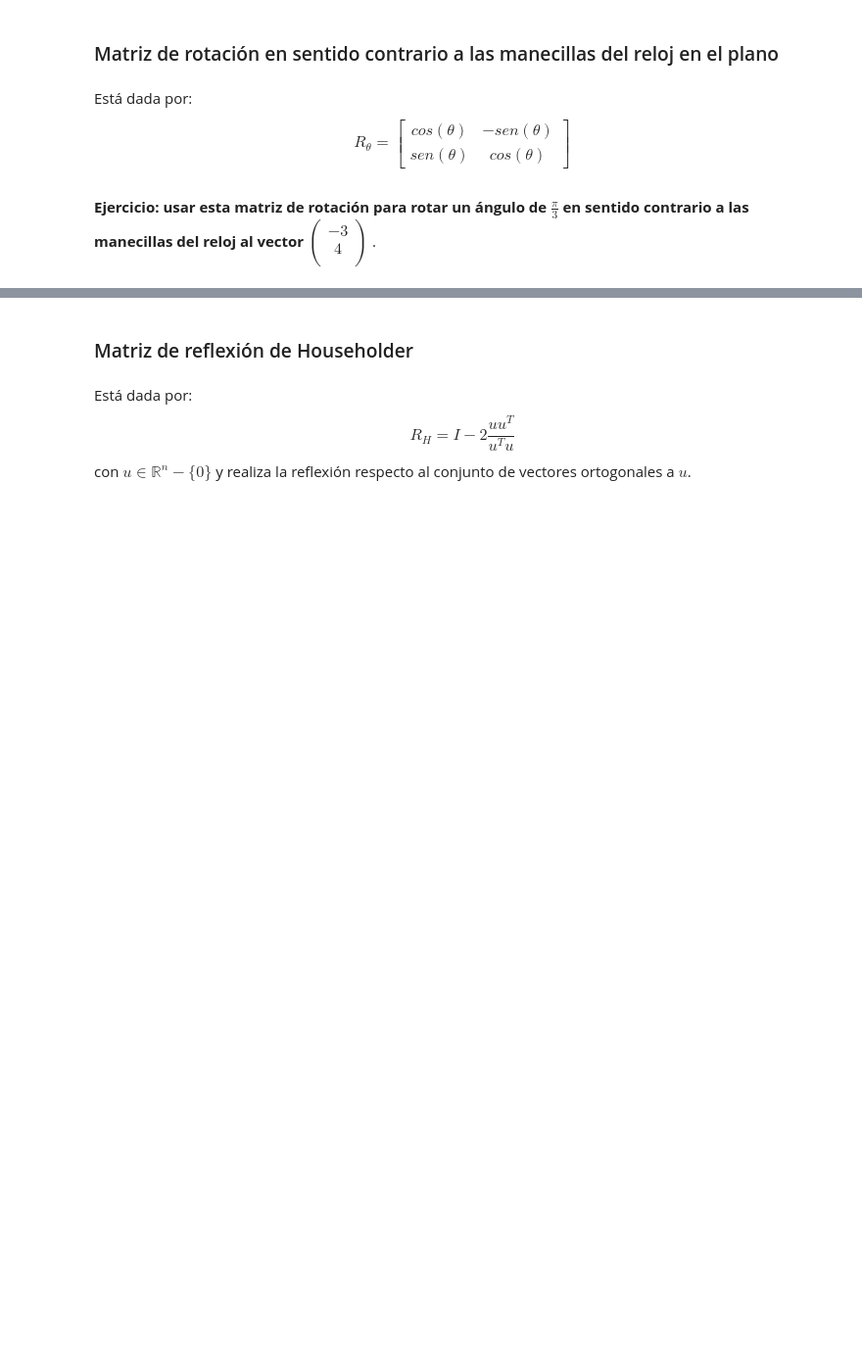
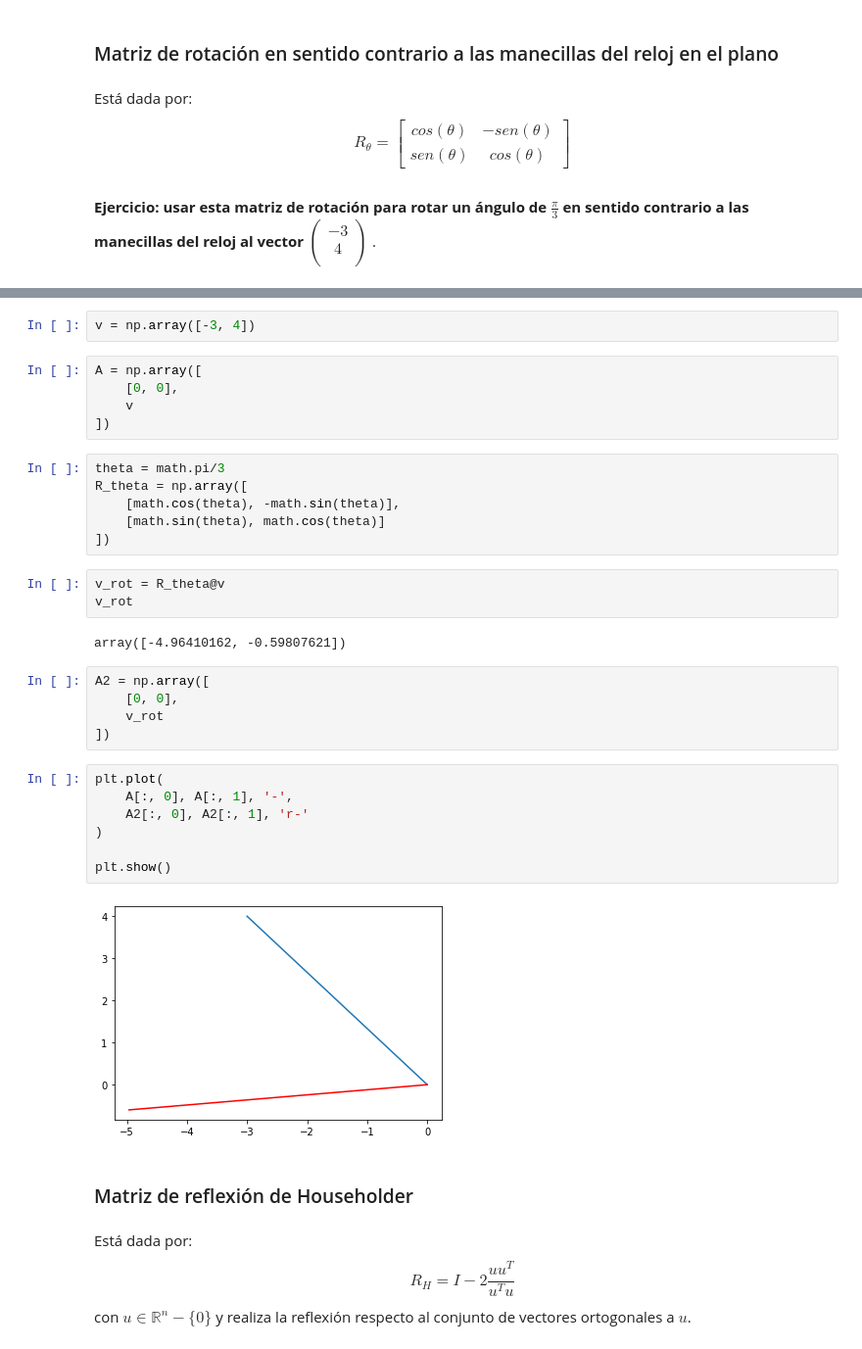
Before and after one commit to Roberto919/Propedeutico, a Jupyter notebook: Ejercicios_clase/3_algebra_lineal/0_definiciones_generales_Rob.ipynb, the cells around one changed output, grey strips where cells are left out. Shown at 98% size. Saved outputs shown, nothing was run; the diff lists cells and outputs as text; blank space fills up the shorter version.

```diff
--- a/Ejercicios_clase/3_algebra_lineal/0_definiciones_generales_Rob.ipynb
+++ b/Ejercicios_clase/3_algebra_lineal/0_definiciones_generales_Rob.ipynb
@@ -750,3 +760,35 @@ Está dada por: $$R_{\theta} = \begin{bmatrix} cos(\theta) & -sen(\theta) \\ sen
+# %%
+v = np.array([-3, 4])
+# %%
+A = np.array([
+    [0, 0],
+    v
+])
+# %%
+theta = math.pi/3
+R_theta = np.array([
+    [math.cos(theta), -math.sin(theta)],
+    [math.sin(theta), math.cos(theta)]
+])
+# %%
+v_rot = R_theta@v
+v_rot
+# %% [output]
+array([-4.96410162, -0.59807621])
+# %%
+A2 = np.array([
+    [0, 0],
+    v_rot
+])
+# %%
+plt.plot(
+    A[:, 0], A[:, 1], '-',
+    A2[:, 0], A2[:, 1], 'r-'
+)
+
+plt.show()
+# %% [output]
+[figure, added]
 # %% [markdown]
 ### Matriz de reflexión de Householder
 # %% [markdown]
```
Also changed, not shown: parts of 11 cells of this notebook.
